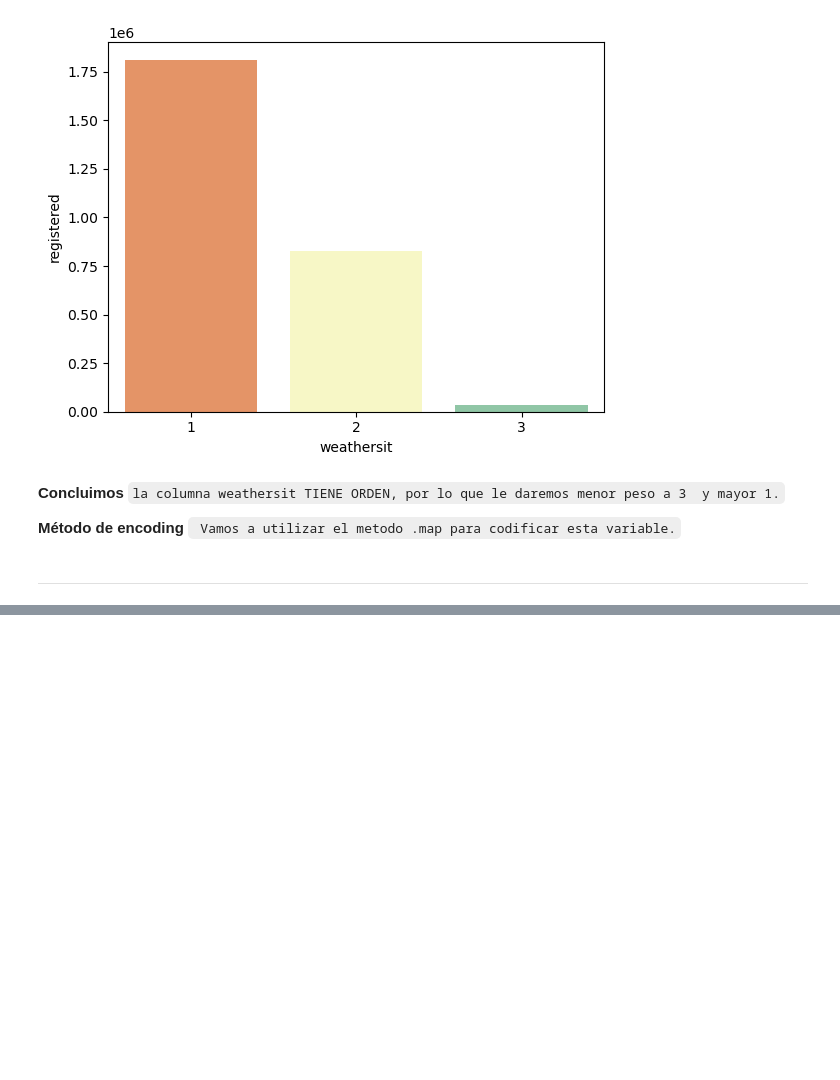
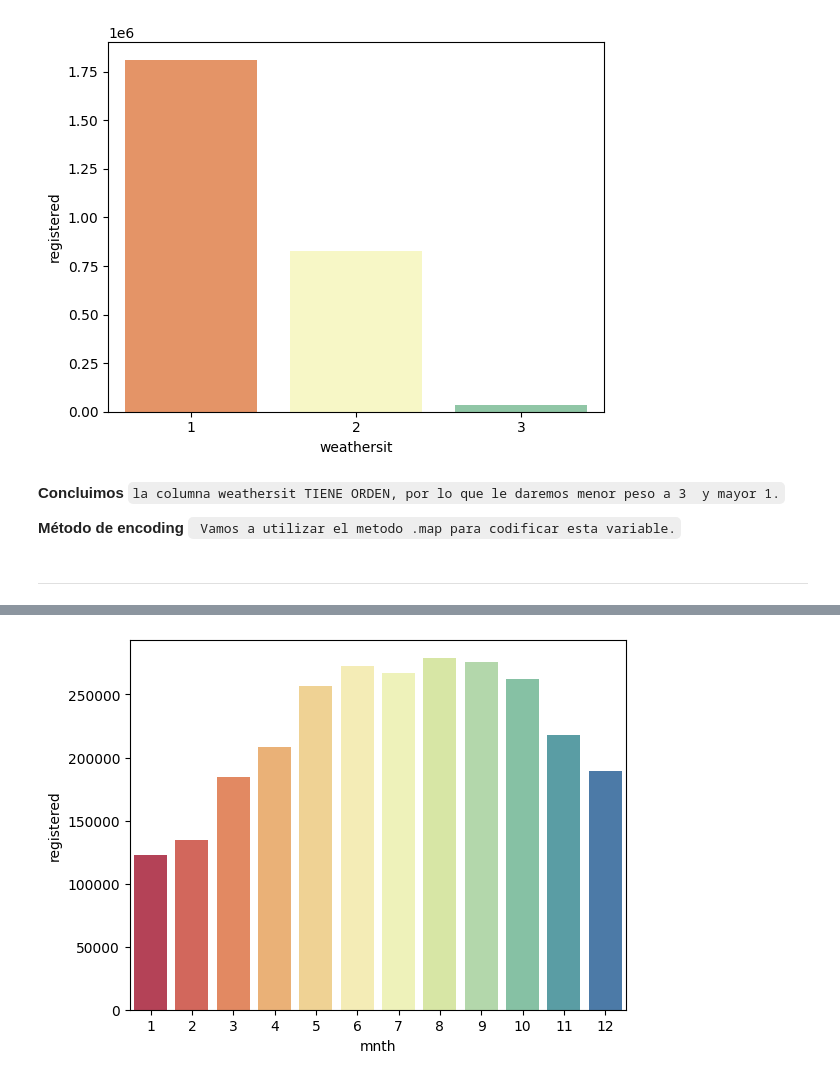
Before and after one commit to Adalab/project-DA-promo-c-modulo-3-team-1, a Jupyter notebook: borrador/05-registered-encoding.ipynb, the cells around one changed output, grey strips where cells are left out. Cells and saved outputs as stored; diff of their text form; code cells hidden in the pictures; blank space fills up the shorter version.

```diff
--- a/borrador/05-registered-encoding.ipynb
+++ b/borrador/05-registered-encoding.ipynb
@@ -205,0 +209,4 @@ df['weathersit'] = df['weathersit'].map(mapa_weather)
+# %%
+month = df.groupby('mnth')['registered'].sum()
+month= pd.DataFrame(month).reset_index()
+month
@@ -205,0 +227,9 @@ df['weathersit'] = df['weathersit'].map(mapa_weather)
+# %%
+sns.barplot(
+        data = month,
+        x = 'mnth',
+        y = 'registered',
+        #alpha = 0.2,
+        palette = 'Spectral');
+# %% [output]
+[figure, added]
```
Also changed, not shown: parts of 10 cells of this notebook, 9 other files.
